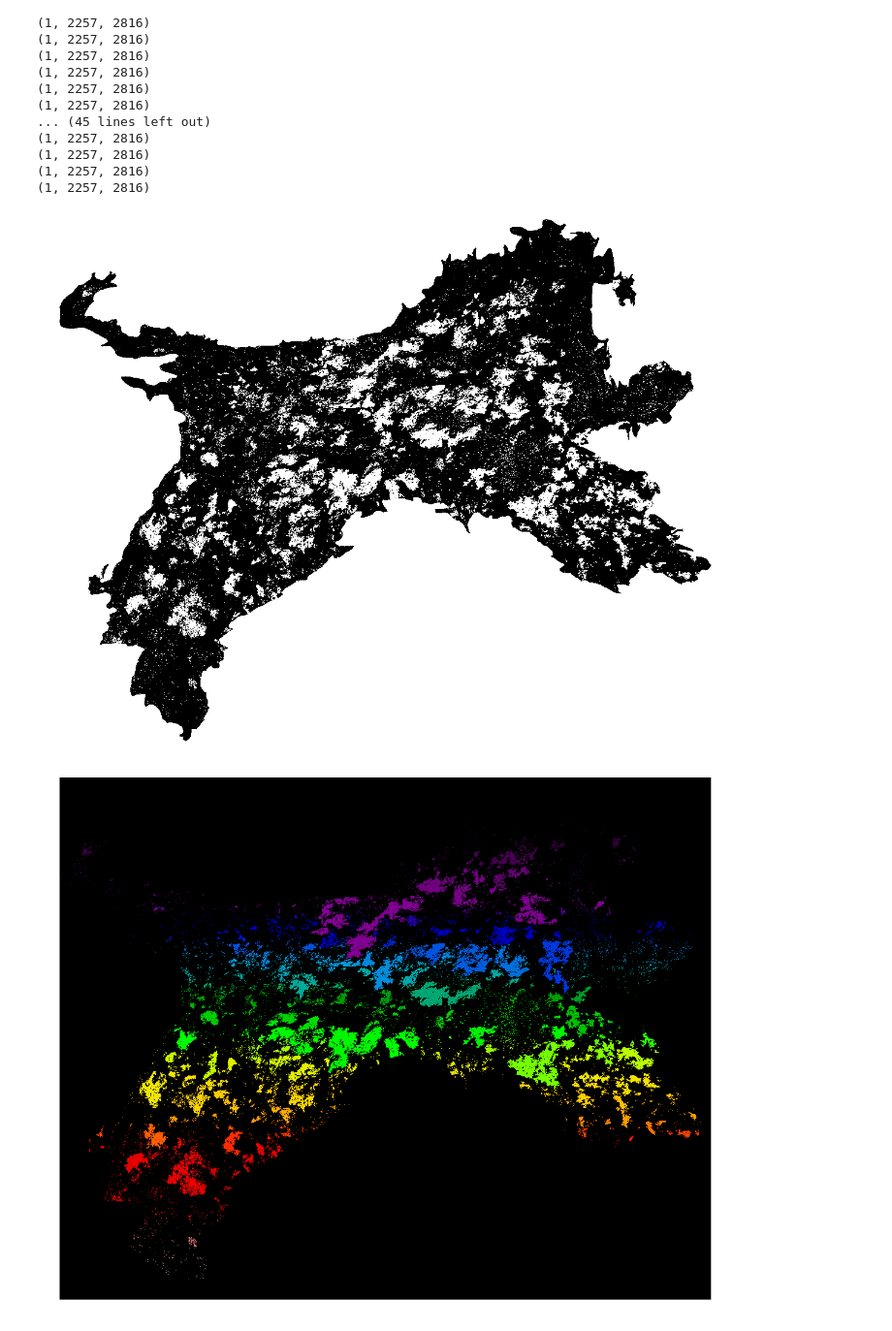
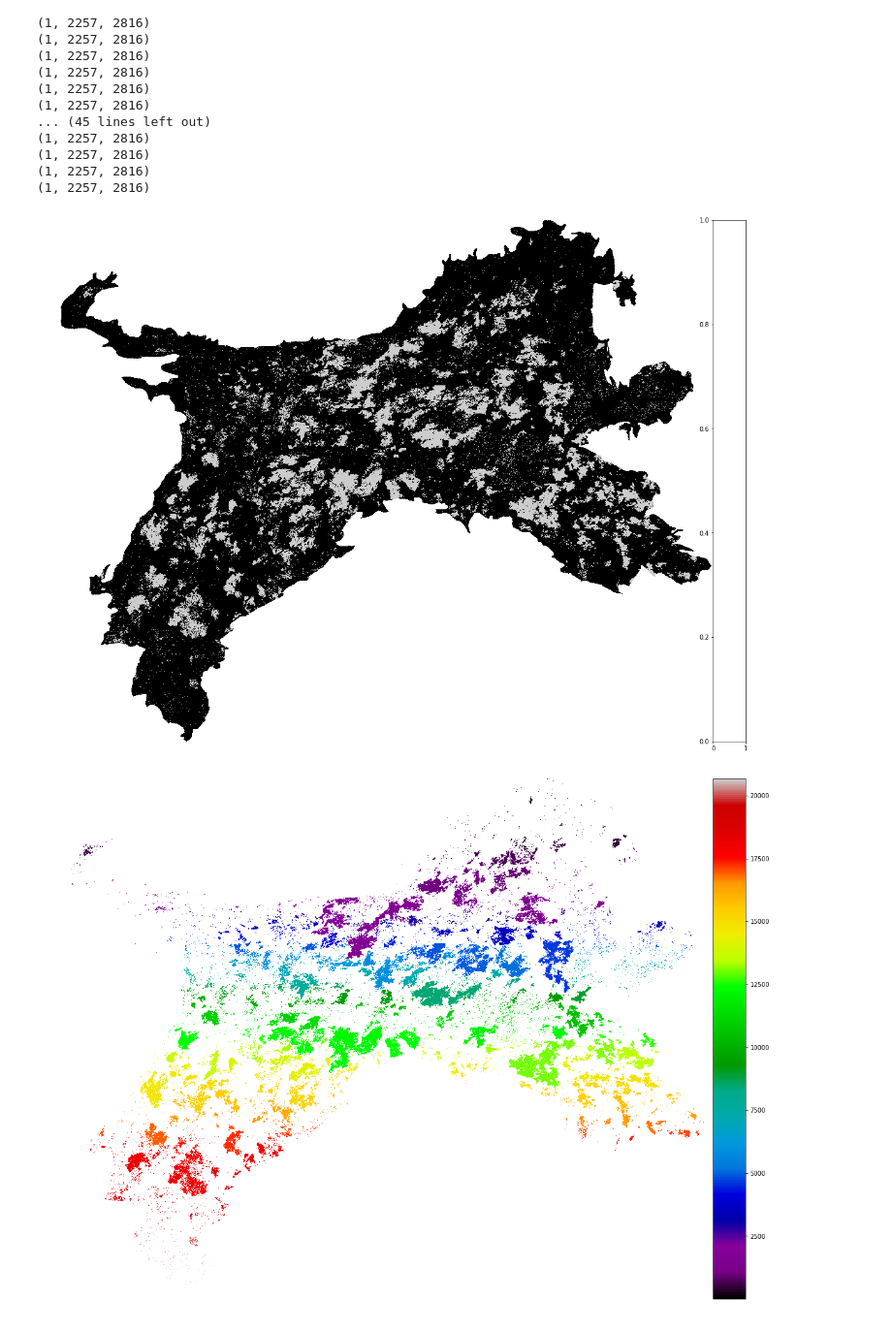
Before and after one commit to joemcglinchy/alaska_TC_data_codefest, a Jupyter notebook: explore_AK_data.ipynb, the cells around one changed output. Shown at 97% size. Saved outputs shown, nothing was run; the diff lists cells and outputs as text; code cells hidden in the pictures.

Commit message:
added colorbars

```diff
--- a/explore_AK_data.ipynb
+++ b/explore_AK_data.ipynb
@@ -87,27 +88,39 @@ checking TC brightness
 # %%
 ## check for components of class 3
 from skimage import measure
 from skimage import filters
 
 cluster_num = 3
 blobs = (cluster_arr == cluster_num).squeeze()
 all_labels = measure.label(blobs)
 blobs_labels = measure.label(blobs, background=0)
 
-plt.figure(figsize=(20, 20))
-plt.imshow(blobs, cmap='gray')
+all_labels = np.ma.masked_equal(all_labels,0)
+blobs_labels = np.ma.masked_equal(blobs_labels,0)
+
+fig, ax = plt.subplots(1, figsize=(20,20))
+im = ax.imshow(blobs, cmap='nipy_spectral')
 plt.axis('off')
+divider = make_axes_locatable(ax)
+cax = divider.append_axes("right", size="5%", pad=0.05)
+#plt.colorbar(im, cax=cax)
 plt.show()
 
-plt.figure(figsize=(20, 20))
-plt.imshow(all_labels, cmap='nipy_spectral')
+fig, ax = plt.subplots(1, figsize=(20,20))
+im = ax.imshow(all_labels, cmap='nipy_spectral')
 plt.axis('off')
+divider = make_axes_locatable(ax)
+cax = divider.append_axes("right", size="5%", pad=0.05)
+plt.colorbar(im, cax=cax)
 plt.show()
 
-plt.figure(figsize=(20, 20))
-plt.imshow(blobs_labels, cmap='nipy_spectral')
+fig, ax = plt.subplots(1, figsize=(20,20))
+im = ax.imshow(blobs_labels, cmap='nipy_spectral')
 plt.axis('off')
+divider = make_axes_locatable(ax)
+cax = divider.append_axes("right", size="5%", pad=0.05)
+plt.colorbar(im, cax=cax)
 plt.show()
 # %% [output]
-[figure, old version]
+[figure, new version]
-[figure, old version]
+[figure, new version]
```
Also changed, not shown: parts of 3 cells of this notebook.
